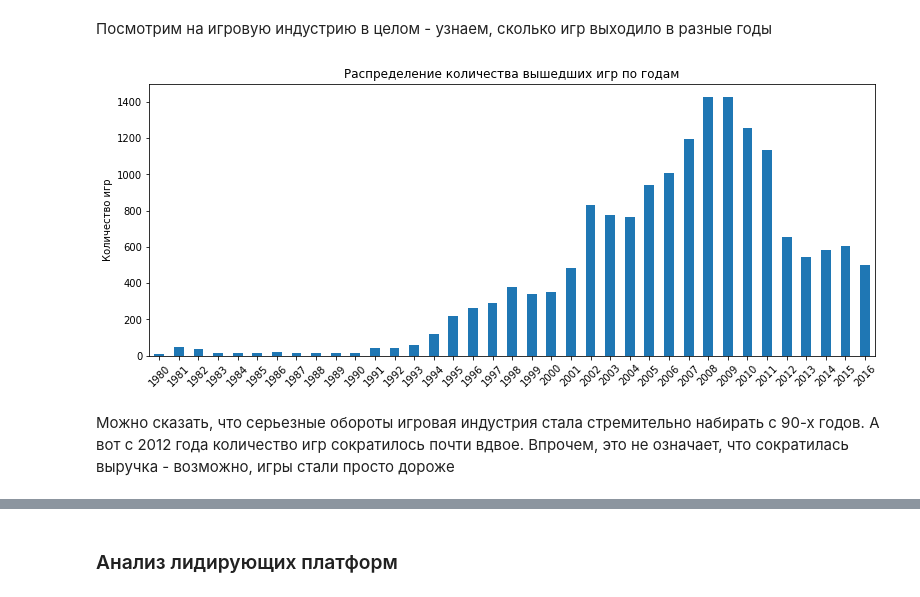
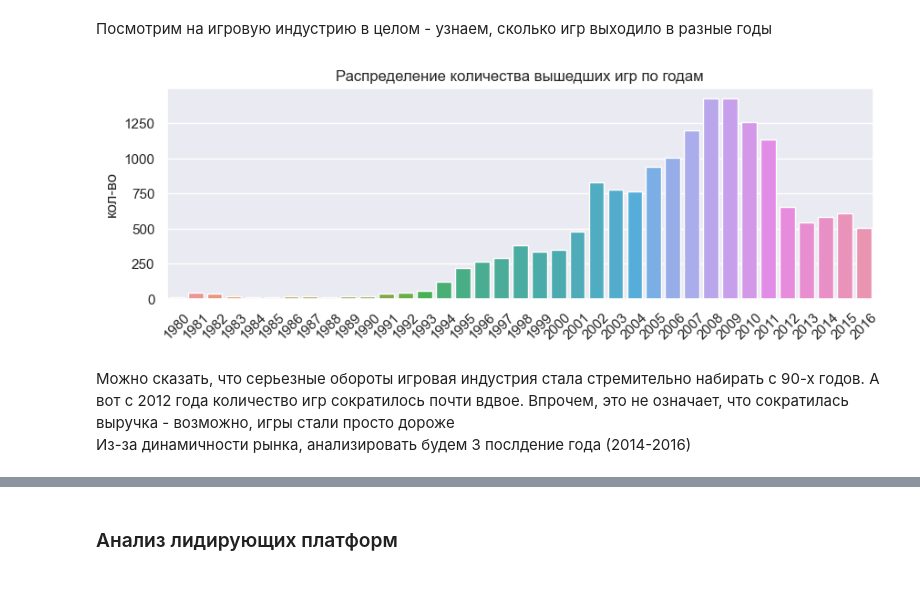
Before and after one commit to alex-blessed/YandexP-projects, a Jupyter notebook: Games.ipynb, the cells around one changed output, grey strips where cells are left out. Drawn from its saved outputs; the diff is of its cells as text; code cells hidden in the pictures.

Commit message:
move render most of the plots to seaborn

```diff
--- a/Games.ipynb
+++ b/Games.ipynb
@@ -82,5 +27,5 @@ import numpy as np
 # %%
-df = pd.read_csv('/datasets/games.csv')
+df = pd.read_csv('games.csv')
 df_shape_old = df.shape[0]
 # %%
 def get_info(dataframe):
@@ -242,7 +167,8 @@ df['user_score'] = df['user_score'].astype(float)
 # %% [markdown]
 Для удобства добавим столбец `total_sales` - это суммарные продажи игры со всех регионов
 # %%
-df['total_sales'] = df[['na_sales','eu_sales','jp_sales','other_sales']].sum(axis=1)
+cols_to_sum = ['na_sales','eu_sales','jp_sales','other_sales']
+df['total_sales'] = df[cols_to_sum].sum(axis=1)
 # %% [markdown]
 ### Подытог предобработки
 # %%
@@ -321,12 +240,19 @@ dtype: int64
 # %% [markdown]
 Посмотрим на игровую индустрию в целом - узнаем, сколько игр выходило в разные годы
 # %%
-df['year_of_release'].value_counts().sort_index().plot(kind='bar', figsize=(13, 5))
+df_years = df['year_of_release'].value_counts().reset_index()
+df_years.columns = ['year', 'counts']
+df_years = df_years.sort_values('year')
+plt.figure(figsize=(10, 3))
+sns.set_theme()
+sns.barplot(df_years, x='year', y='counts')
 plt.xticks(rotation=45)
 plt.title('Распределение количества вышедших игр по годам')
-plt.ylabel('Количество игр')
+plt.xlabel('')
+plt.ylabel('кол-во')
 plt.show()
 # %% [output]
-[figure, old version]
+[figure, new version]
 # %% [markdown]
 Можно сказать, что серьезные обороты игровая индустрия стала стремительно набирать с 90-х годов. А вот с 2012 года количество игр сократилось почти вдвое. Впрочем, это не означает, что сократилась выручка - возможно, игры стали просто дороже
+Из-за динамичности рынка, анализировать будем 3 послдение года (2014-2016)
```
Also changed, not shown: parts of 43 cells of this notebook.
